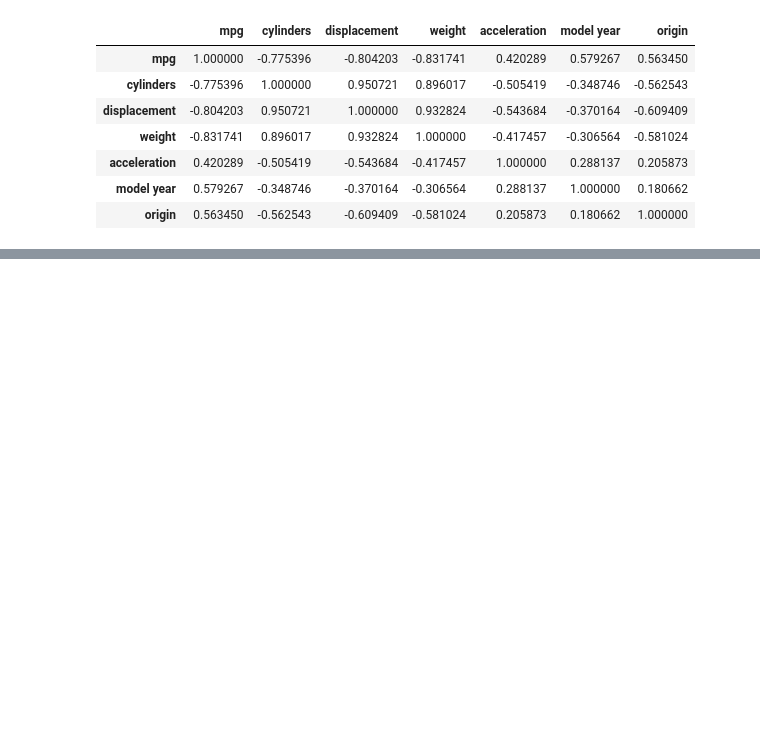
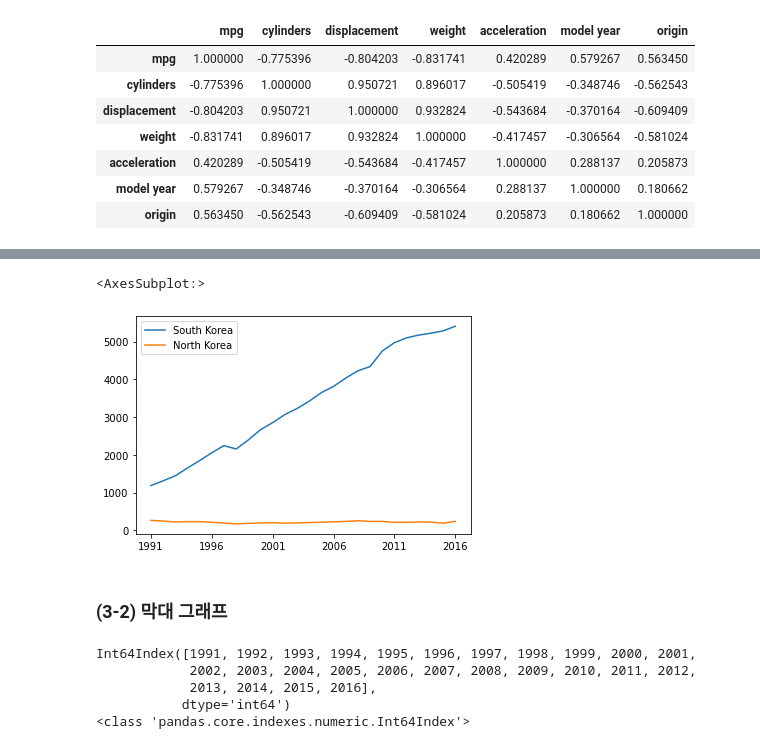
Before and after one commit to KIMBEOBWOO/python-pandas, a Jupyter notebook: example/part3/datasets.ipynb, the cells around one changed output, grey strips where cells are left out. Drawn from its saved outputs; the diff is of its cells as text; code cells hidden in the pictures; blank space fills up the shorter version.

```diff
--- a/example/part3/datasets.ipynb
+++ b/example/part3/datasets.ipynb
@@ -280,0 +316,31 @@ df.corr().head(10)
+# %%
+# x 축과 y 축을 반전한 전치 행렬 선그래프
+tdf_ns = df_ns.transpose()
+
+tdf_ns.plot()
+# %% [output]
+<AxesSubplot:>
+[figure, added]
+# %% [markdown]
+### (3-2) 막대 그래프
+# %%
+import pandas as pd
+
+df = pd.read_excel('../../data/남북한발전전력량.xlsx')
+
+df_ns = df.iloc[[0,5], 3:]
+df_ns.index = ['South Korea', 'North Korea']
+
+
+df_ns.columns = df_ns.columns.map(int)
+
+print(df_ns.columns)
+print(type(df_ns.columns))
+
+tdf_ns = df_ns.transpose()
+# %% [output]
+Int64Index([1991, 1992, 1993, 1994, 1995, 1996, 1997, 1998, 1999, 2000, 2001,
+            2002, 2003, 2004, 2005, 2006, 2007, 2008, 2009, 2010, 2011, 2012,
+            2013, 2014, 2015, 2016],
+           dtype='int64')
+<class 'pandas.core.indexes.numeric.Int64Index'>
```
Also changed, not shown: parts of 17 cells of this notebook, 18 other files.
